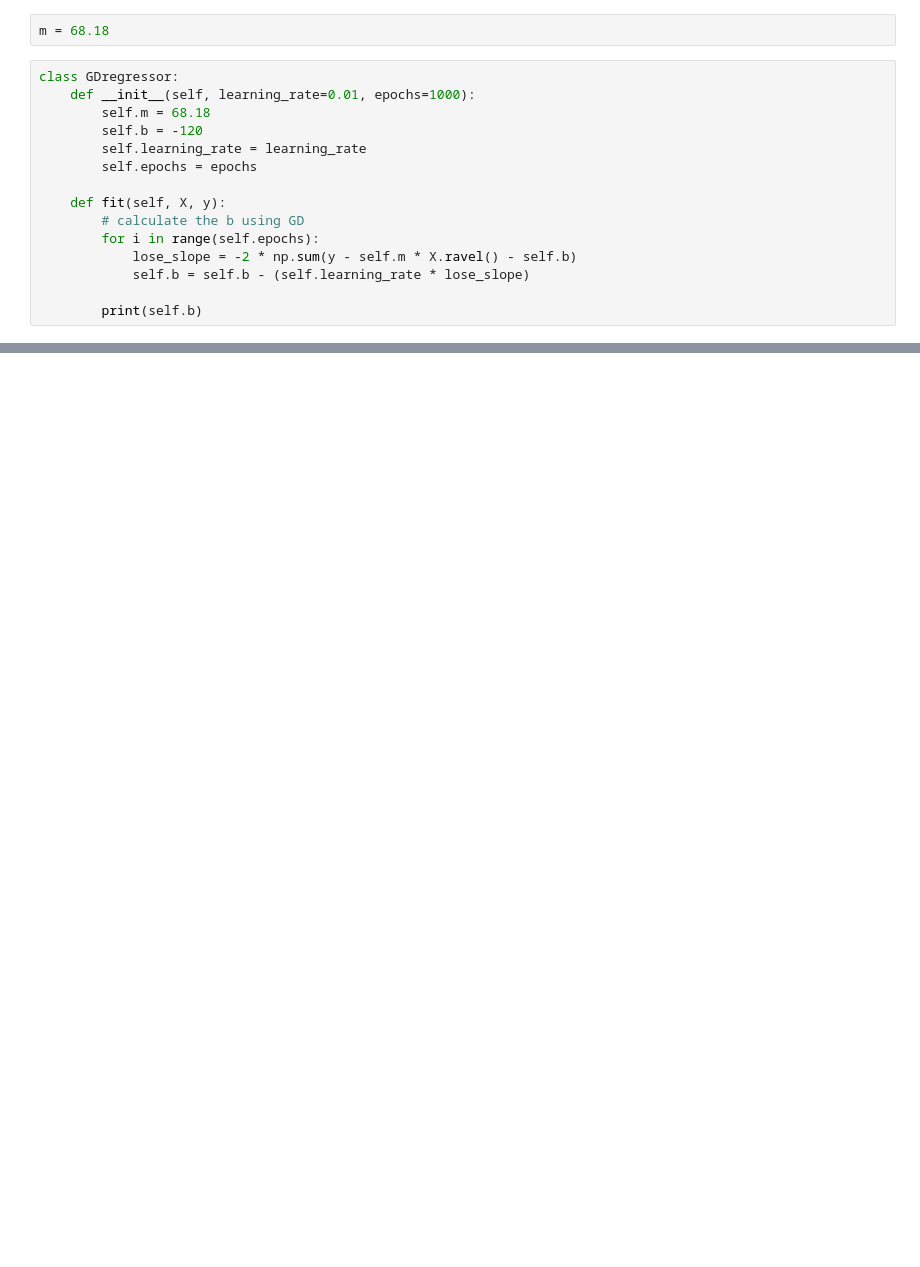
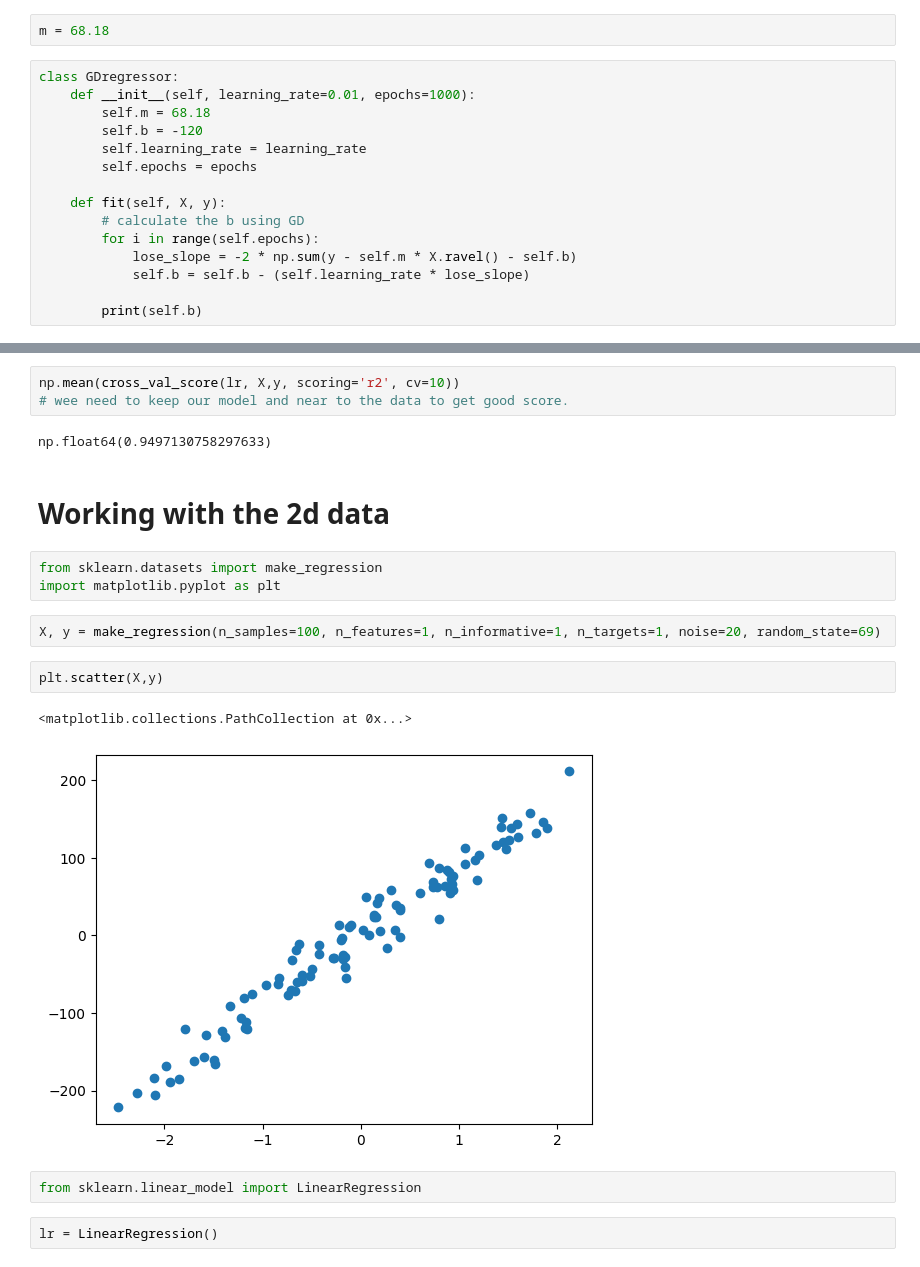
Before and after one commit to kamatealif/daily-ml, a Jupyter notebook: gradient_decent/by_sk_learn.ipynb, the cells around one changed output, grey strips where cells are left out. Drawn from its saved outputs; the diff is of its cells as text; blank space fills up the shorter version.

```diff
--- a/gradient_decent/by_sk_learn.ipynb
+++ b/gradient_decent/by_sk_learn.ipynb
@@ -52,0 +54,21 @@ gd.fit(X,y)
+# %%
+np.mean(cross_val_score(lr, X,y, scoring='r2', cv=10))
+# wee need to keep our model and near to the data to get good score.
+# %% [output]
+np.float64(0.9497130758297633)
+# %% [markdown]
+# Working with the 2d data
+# %%
+from sklearn.datasets import make_regression
+import matplotlib.pyplot as plt
+# %%
+X, y = make_regression(n_samples=100, n_features=1, n_informative=1, n_targets=1, noise=20, random_state=69)
+# %%
+plt.scatter(X,y)
+# %% [output]
+<matplotlib.collections.PathCollection at 0x...>
+[figure, added]
+# %%
+from sklearn.linear_model import LinearRegression
+# %%
+lr = LinearRegression()
```
Also changed, not shown: parts of 9 cells of this notebook.
